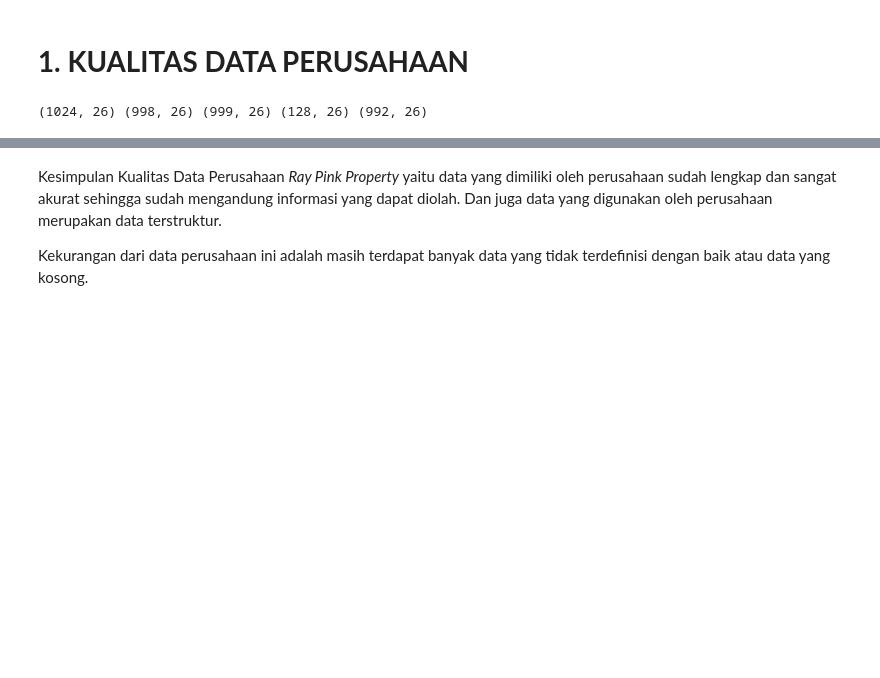
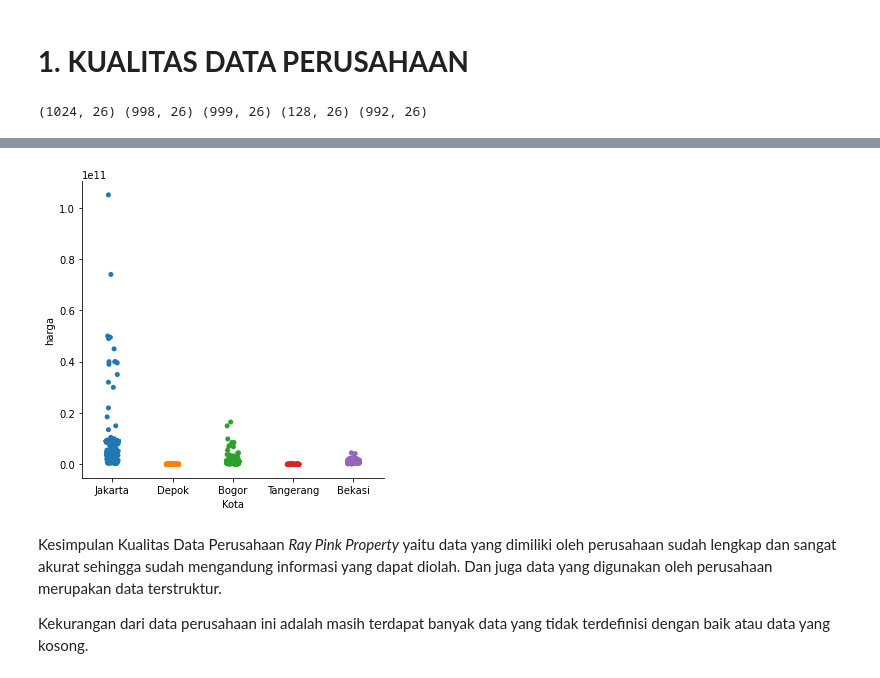
Before and after one commit to zhrnovanka/ADM-Case-01-EDA, a Jupyter notebook: Permasalahan_ADM_Case_01_EDA_Group_I.ipynb, the cells around one changed output, grey strips where cells are left out. Saved outputs shown, nothing was run; the diff lists cells and outputs as text; code cells hidden in the pictures; blank space fills up the shorter version.

```diff
--- a/Permasalahan_ADM_Case_01_EDA_Group_I.ipynb
+++ b/Permasalahan_ADM_Case_01_EDA_Group_I.ipynb
@@ -108,0 +111,3 @@ print(dfJ.shape, dfD.shape, dfB.shape, dfT.shape, dfX.shape)
+# %%
+dfD.drop(120, axis=0, inplace=True)
+dfD.drop(121, axis=0, inplace=True)
@@ -140,3 +203,9 @@ df
+# %%
+import seaborn as sns
+
+p= sns.catplot(x="Kota", y="harga", data=df)
+# %% [output]
+[figure, added]
 # %% [markdown]
 Kesimpulan Kualitas Data Perusahaan *Ray Pink Property*  yaitu data yang dimiliki oleh perusahaan sudah lengkap dan sangat akurat sehingga sudah mengandung informasi yang dapat diolah. Dan juga data yang digunakan oleh perusahaan merupakan data terstruktur.
 
```
Also changed, not shown: parts of 9 cells of this notebook.
